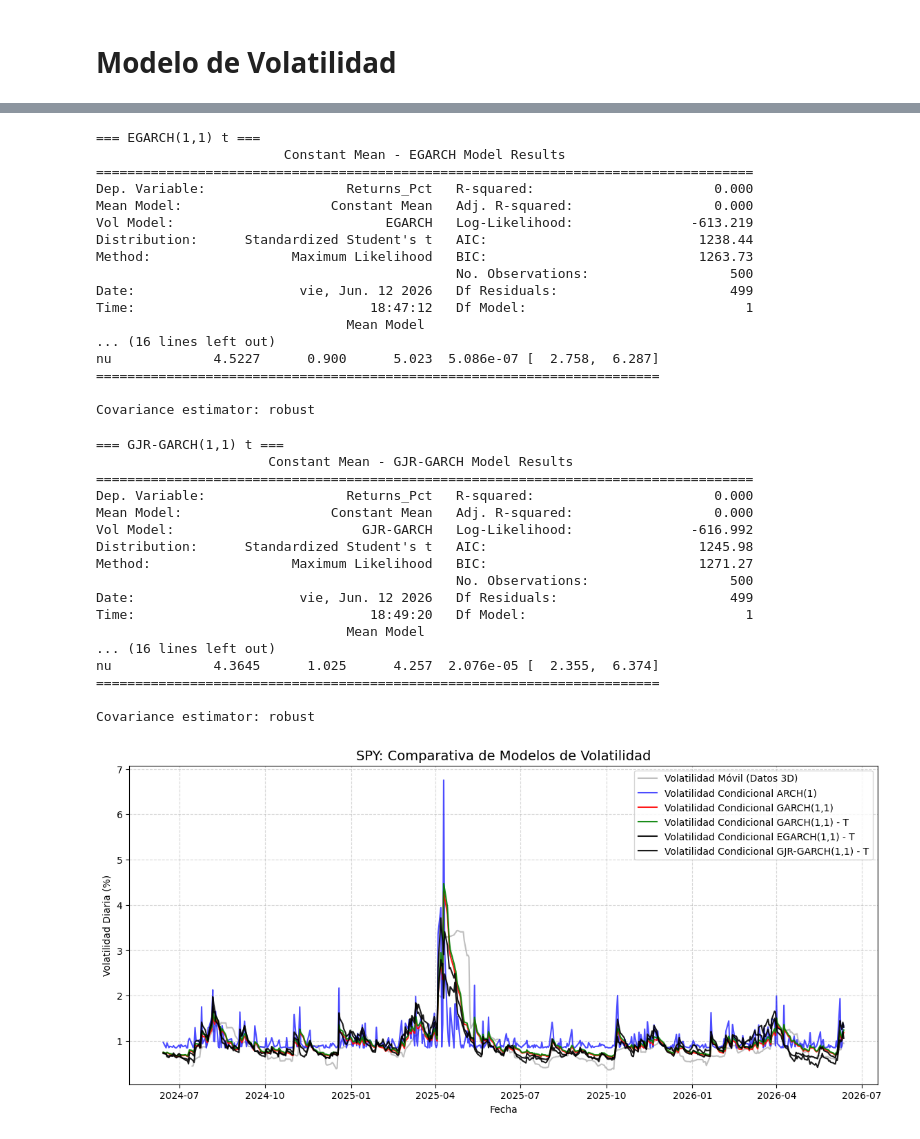
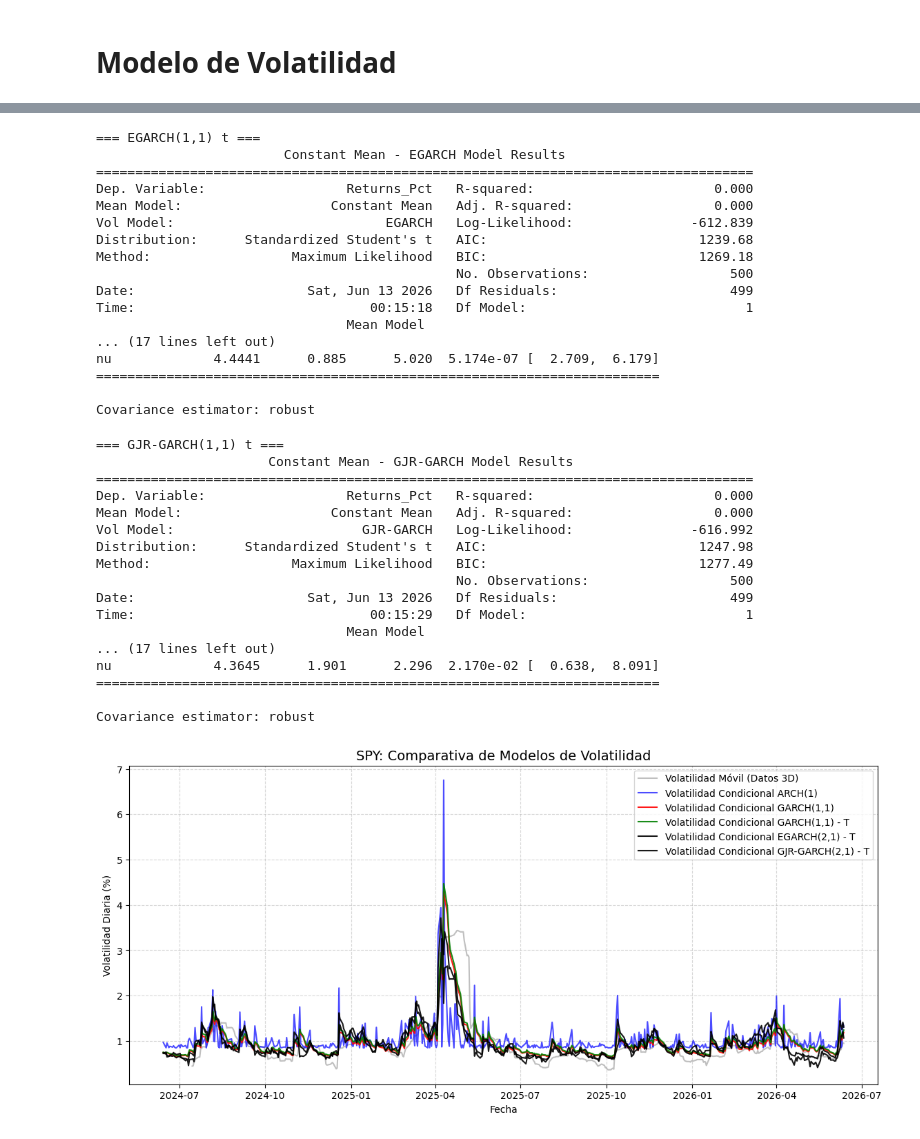
Before and after one commit to Saul-Ochoa/financial-time-series-lab, a Jupyter notebook: 1. Series temporales básicas/Series temporales Volatilidad.ipynb, the cells around one changed output, grey strips where cells are left out. Cells and saved outputs as stored; diff of their text form; code cells hidden in the pictures.

```diff
--- a/1. Series temporales básicas/Series temporales Volatilidad.ipynb
+++ b/1. Series temporales básicas/Series temporales Volatilidad.ipynb
@@ -442,6 +442,7 @@ Covariance estimator: robust
 
 # CORRECCIÓN: dist="t" para especificar residuos gaussianos.
 # mean="constant" asegura que use una media constante para el SPY de forma explícita.
+
 modelo_garch = arch_model(
     df_model,
     mean="constant",
@@ -451,13 +452,13 @@ modelo_garch = arch_model(
     dist="t",  # t o noraml
     rescale=False,
 )
-resultado_garch = modelo_garch.fit(disp="off")
+resultado_garch_t = modelo_garch.fit(disp="off")
 
 print("\n=== RESUMEN MODELO GARCH(1,1) - T ===")
-print(resultado_garch.summary())
+print(resultado_garch_t.summary())
 
 # Extraer la volatilidad condicional calculada por el modelo
-df["GARCH_t_Volatility"] = resultado_garch.conditional_volatility
+df["GARCH_t_Volatility"] = resultado_garch_t.conditional_volatility
 # %% [output]
 === RESUMEN MODELO GARCH(1,1) - T ===
                         Constant Mean - GARCH Model Results
@@ -482,7 +483,7 @@ modelo_egarch_t = arch_model(
     df_model,
     mean="constant",
     vol="EGARCH", # ← EGARCH sí existe como vol
-    p=1, o=1, q=1, # o=1 es el término asimétrico
+    p=2, o=1, q=1, # o=1 es el término asimétrico
     dist="t",
     rescale=False
 )
@@ -498,15 +499,15 @@ df["EGARCH_t_Volatility"] = resultado_egarch_t.conditional_volatility
 ====================================================================================
 Dep. Variable:                  Returns_Pct   R-squared:                       0.000
 Mean Model:                   Constant Mean   Adj. R-squared:                  0.000
-Vol Model:                           EGARCH   Log-Likelihood:               -613.219
-Distribution:      Standardized Student's t   AIC:                           1238.44
-Method:                  Maximum Likelihood   BIC:                           1263.73
+Vol Model:                           EGARCH   Log-Likelihood:               -612.839
+Distribution:      Standardized Student's t   AIC:                           1239.68
+Method:                  Maximum Likelihood   BIC:                           1269.18
                                               No. Observations:                  500
-Date:                     vie, Jun. 12 2026   Df Residuals:                      499
-Time:                              18:47:12   Df Model:                            1
+Date:                      Sat, Jun 13 2026   Df Residuals:                      499
+Time:                              00:15:18   Df Model:                            1
                                 Mean Model
-... (16 lines left out)
-nu             4.5227      0.900      5.023  5.086e-07 [  2.758,  6.287]
+... (17 lines left out)
+nu             4.4441      0.885      5.020  5.174e-07 [  2.709,  6.179]
 ========================================================================
 
 Covariance estimator: robust
@@ -515,7 +516,7 @@ modelo_gjr_t = arch_model(
     df_model,
     mean="constant",
     vol="GARCH", # ← Es "GARCH", no "GJR"
-    p=1, o=1, q=1, # ← o=1 activa el término GJR/Gamma
+    p=2, o=1, q=1, # ← o=1 activa el término GJR/Gamma
     dist="t",
     rescale=False
 )
@@ -532,14 +533,14 @@ df["GJR-GARCH_t_Volatility"] = resultado_gjr_t.conditional_volatility
 Dep. Variable:                  Returns_Pct   R-squared:                       0.000
 Mean Model:                   Constant Mean   Adj. R-squared:                  0.000
 Vol Model:                        GJR-GARCH   Log-Likelihood:               -616.992
-Distribution:      Standardized Student's t   AIC:                           1245.98
-Method:                  Maximum Likelihood   BIC:                           1271.27
+Distribution:      Standardized Student's t   AIC:                           1247.98
+Method:                  Maximum Likelihood   BIC:                           1277.49
                                               No. Observations:                  500
-Date:                     vie, Jun. 12 2026   Df Residuals:                      499
-Time:                              18:49:20   Df Model:                            1
+Date:                      Sat, Jun 13 2026   Df Residuals:                      499
+Time:                              00:15:29   Df Model:                            1
                                 Mean Model
-... (16 lines left out)
-nu             4.3645      1.025      4.257  2.076e-05 [  2.355,  6.374]
+... (17 lines left out)
+nu             4.3645      1.901      2.296  2.170e-02 [  0.638,  8.091]
 ========================================================================
 
 Covariance estimator: robust
@@ -563,6 +564,7 @@ plt.plot(
     alpha=0.7,
     color="blue",
 )
+
 
 # Volatilidad estimada por GARCH
 plt.plot(
@@ -577,33 +579,33 @@ plt.plot(
     df.index,
     df["GARCH_t_Volatility"],
     label="Volatilidad Condicional GARCH(1,1) - T",
     alpha=0.9,
     color="green",
 )
 
 
 plt.plot(
     df.index,
     df["EGARCH_t_Volatility"],
-    label="Volatilidad Condicional EGARCH(1,1) - T",
+    label="Volatilidad Condicional EGARCH(2,1) - T",
     alpha=0.9,
     color="black",
 )
 
 plt.plot(
     df.index,
     df["GJR-GARCH_t_Volatility"],
-    label="Volatilidad Condicional GJR-GARCH(1,1) - T",
+    label="Volatilidad Condicional GJR-GARCH(2,1) - T",
     alpha=0.9,
     color="black",
 )
 
 
 plt.title("SPY: Comparativa de Modelos de Volatilidad", fontsize=14)
 plt.xlabel("Fecha")
 plt.ylabel("Volatilidad Diaria (%)")
 plt.legend()
 plt.grid(True, linestyle="--", alpha=0.5)
 plt.show()
 # %% [output]
-[figure, old version]
+[figure, new version]
```
Also changed, not shown: parts of 25 cells of this notebook.
